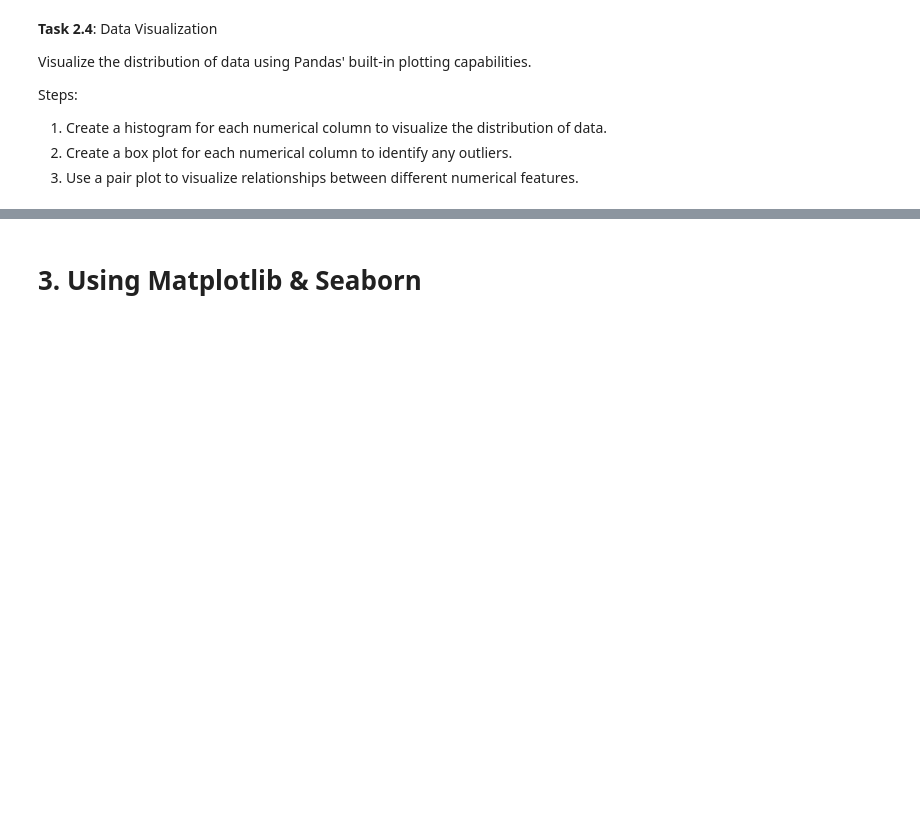
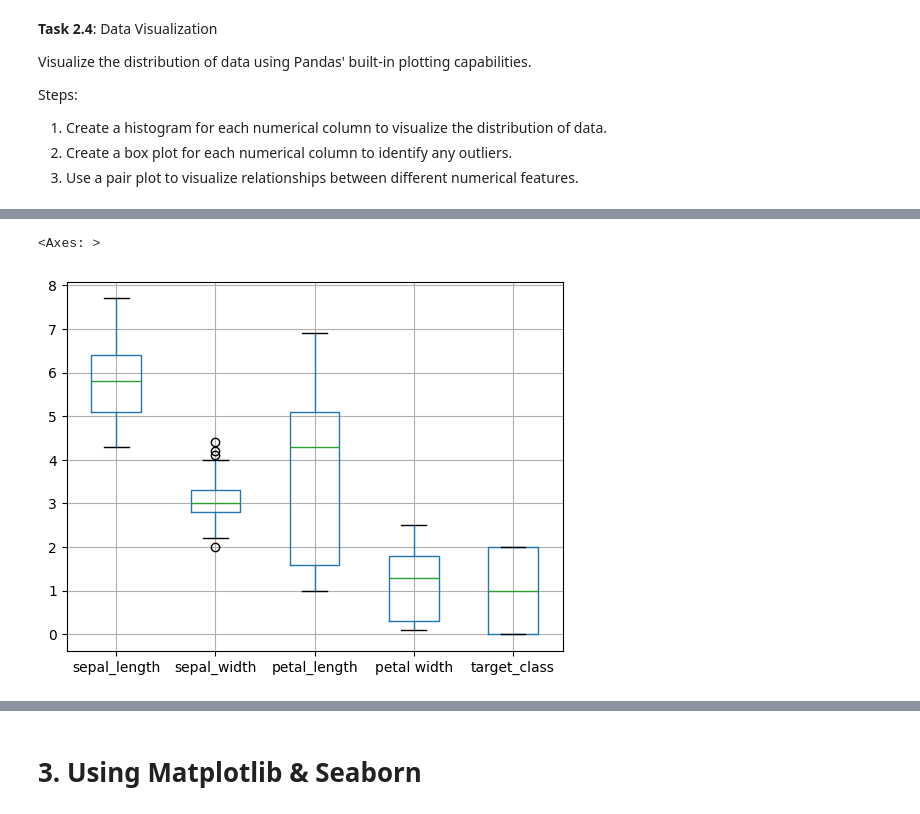
Before and after one commit to sgn-fade/ML, a Jupyter notebook: lab_works/lab_0/lab_0.ipynb, the cells around one changed output, grey strips where cells are left out. Drawn from its saved outputs; the diff is of its cells as text; code cells hidden in the pictures; blank space fills up the shorter version.

```diff
--- a/lab_works/lab_0/lab_0.ipynb
+++ b/lab_works/lab_0/lab_0.ipynb
@@ -68,0 +182,5 @@ Steps:
+# %%
+df.boxplot()
+# %% [output]
+<Axes: >
+[figure, added]
```
Also changed, not shown: parts of 11 cells of this notebook, 2 other files.
